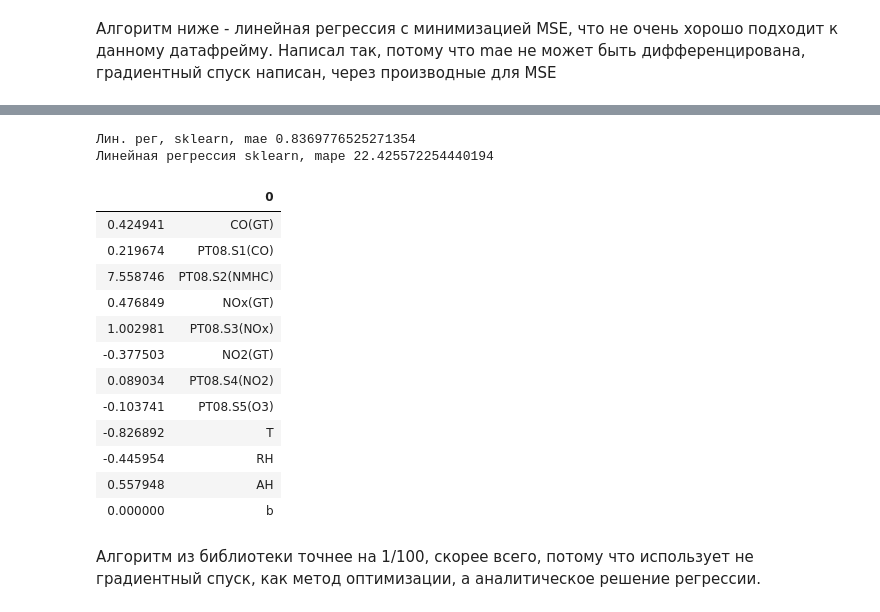
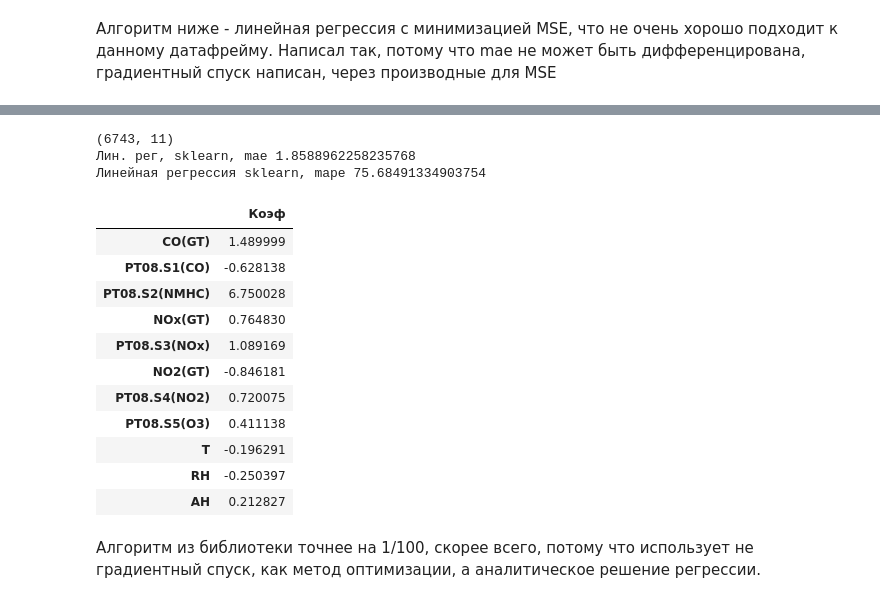
Before and after one commit to kozloffevgeniy/internship_courses, a Jupyter notebook: HT2.ipynb, the cells around one changed output, grey strips where cells are left out. Cells and saved outputs as stored; diff of their text form; code cells hidden in the pictures.

```diff
--- a/HT2.ipynb
+++ b/HT2.ipynb
@@ -7,9 +8,9 @@ from scipy import stats
 import warnings
 warnings.filterwarnings('ignore')
 # %%
-# Загрузка данных с Excel таблицы
 data = pd.read_excel('AirQualityUCI.xlsx')
 data.replace(-200, np.nan, inplace=True)
+data.dropna(subset=['C6H6(GT)'] ,axis=0, inplace=True)
 # %%
 data.head()
 # %% [output]
@@ -53,3 +22,0 @@ dtype: object
-# %%
-# Убираем строчки в которых отсутствует искомая величина
-data.dropna(axis=0, subset=['C6H6(GT)'], inplace=True)
@@ -130,10 +106,9 @@ data.set_index(['Date', 'Time'], inplace=True)
 # %%
-from sklearn.preprocessing import Imputer
-
-imp = Imputer(strategy='median')
+from sklearn.impute import KNNImputer
+imp = KNNImputer()
 c = data.columns
 data = pd.DataFrame(imp.fit_transform(data))
-data.columns=c
+data.columns = c
 # %%
 cols_with_missing = [col for col in data.columns if data[col].isnull().any()]
 cols_with_missing
@@ -243,27 +207,31 @@ pd.DataFrame(tmp.columns, w)
 # %%
+from sklearn.model_selection import train_test_split
+x_train, x_valid, y_train, y_valid = train_test_split(data, y, shuffle=False)
 model = LinearRegression()
 model.fit(x_train, y_train)
+print(x_train.shape)
 print('Лин. рег, sklearn, mae', mae(model.predict(x_valid), y_valid))
 print('Линейная регрессия sklearn, mape', mape(model.predict(x_valid), y_valid))
-t = list(data.columns)
-t.append('b')
-pd.DataFrame(t, model.coef_)
+t = list(x_train.columns)
+coef = pd.DataFrame(model.coef_, t)
+coef.columns = ['Коэф']
+coef
 # %% [output]
-Лин. рег, sklearn, mae 0.8369776525271354
-Линейная регрессия sklearn, mape 22.425572254440194
+(6743, 11)
+Лин. рег, sklearn, mae 1.8588962258235768
+Линейная регрессия sklearn, mape 75.68491334903754
-|  | 0 |
-| 0.424941 | CO(GT) |
-| 0.219674 | PT08.S1(CO) |
-| 7.558746 | PT08.S2(NMHC) |
-| 0.476849 | NOx(GT) |
-| 1.002981 | PT08.S3(NOx) |
-| -0.377503 | NO2(GT) |
-| 0.089034 | PT08.S4(NO2) |
-| -0.103741 | PT08.S5(O3) |
-| -0.826892 | T |
-| -0.445954 | RH |
-| 0.557948 | AH |
-| 0.000000 | b |
+|  | Коэф |
+| CO(GT) | 1.489999 |
+| PT08.S1(CO) | -0.628138 |
+| PT08.S2(NMHC) | 6.750028 |
+| NOx(GT) | 0.764830 |
+| PT08.S3(NOx) | 1.089169 |
+| NO2(GT) | -0.846181 |
+| PT08.S4(NO2) | 0.720075 |
+| PT08.S5(O3) | 0.411138 |
+| T | -0.196291 |
+| RH | -0.250397 |
+| AH | 0.212827 |
 # %% [markdown]
 Алгоритм из библиотеки точнее на 1/100, скорее всего, потому что использует не градиентный спуск, как метод оптимизации, а аналитическое решение регрессии.
 # %%
```
Also changed, not shown: parts of 63 cells of this notebook.
